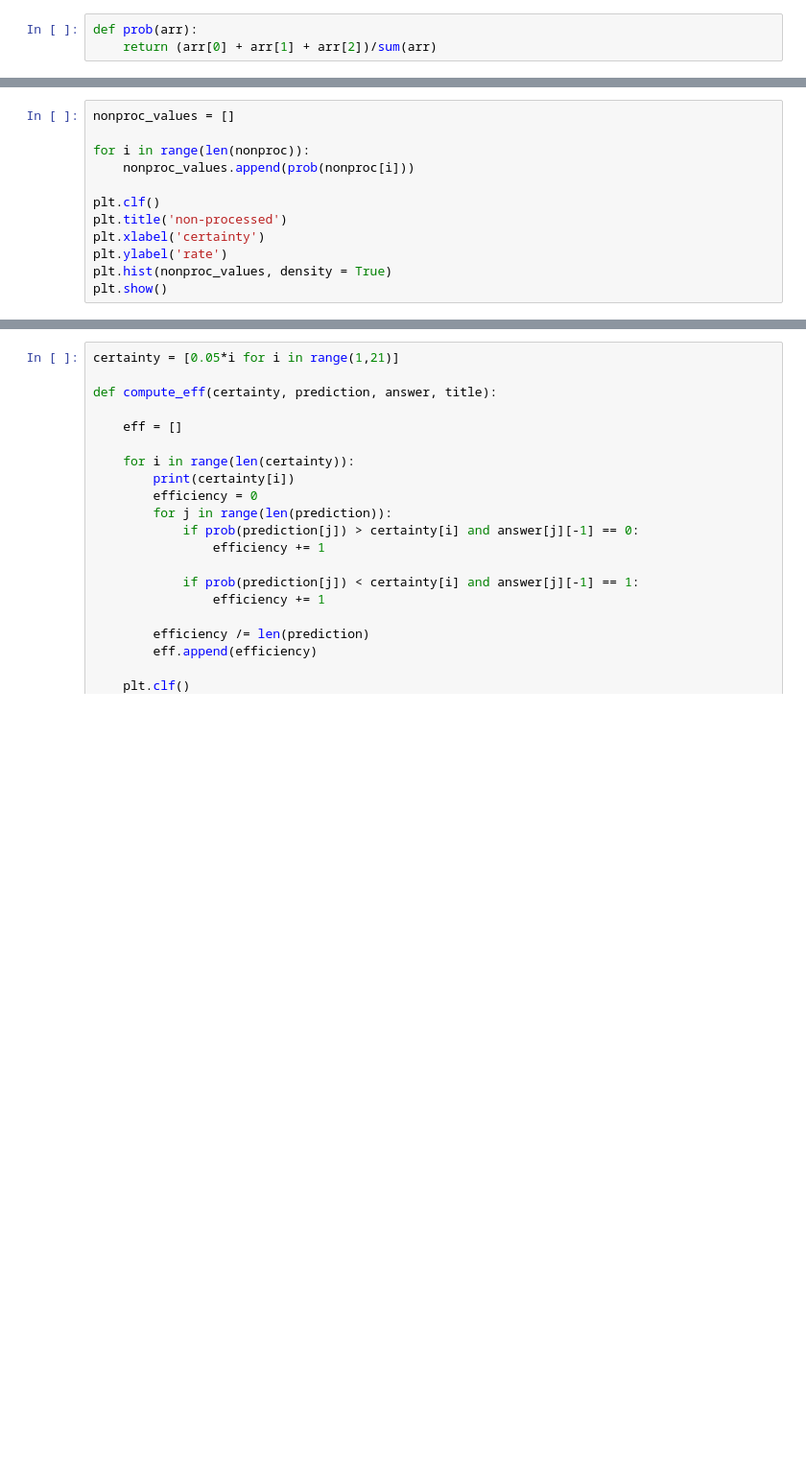
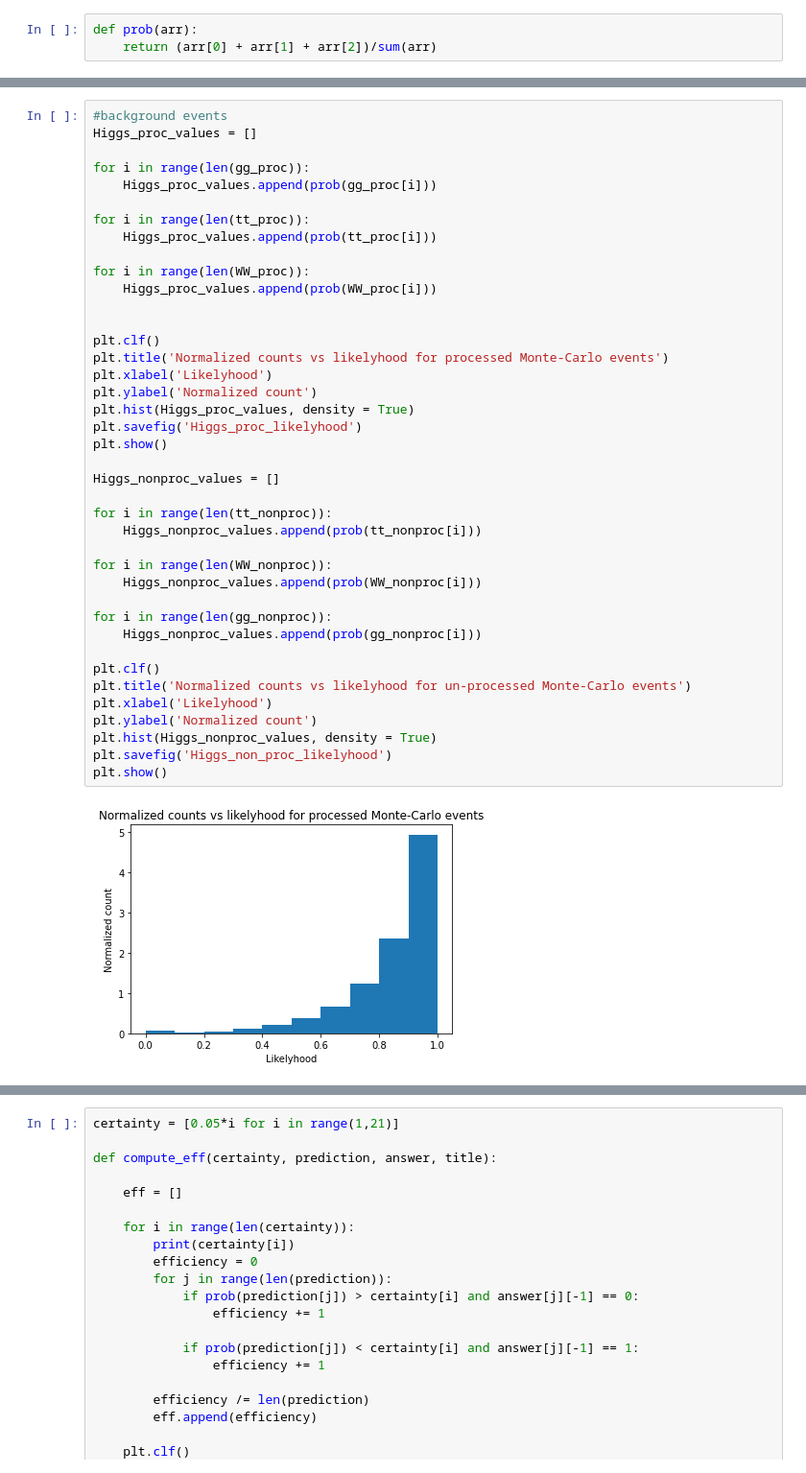
Before and after one commit to dan-bernard/Higgs, a Jupyter notebook: Higgs_rate.ipynb, the cells around one changed output, grey strips where cells are left out. Shown at 96% size. Drawn from its saved outputs; the diff is of its cells as text; blank space fills up the shorter version.

```diff
--- a/Higgs_rate.ipynb
+++ b/Higgs_rate.ipynb
@@ -245,12 +432,0 @@ plt.show()
-# %%
-nonproc_values = []
-
-for i in range(len(nonproc)):
-    nonproc_values.append(prob(nonproc[i]))
-
-plt.clf()
-plt.title('non-processed')
-plt.xlabel('certainty')
-plt.ylabel('rate')
-plt.hist(nonproc_values, density = True)
-plt.show()
@@ -258,0 +445,42 @@ plt.show()
+# %%
+#background events
+Higgs_proc_values = []
+
+for i in range(len(gg_proc)):
+    Higgs_proc_values.append(prob(gg_proc[i]))
+
+for i in range(len(tt_proc)):
+    Higgs_proc_values.append(prob(tt_proc[i]))
+
+for i in range(len(WW_proc)):
+    Higgs_proc_values.append(prob(WW_proc[i]))
+
+
+plt.clf()
+plt.title('Normalized counts vs likelyhood for processed Monte-Carlo events')
+plt.xlabel('Likelyhood')
+plt.ylabel('Normalized count')
+plt.hist(Higgs_proc_values, density = True)
+plt.savefig('Higgs_proc_likelyhood')
+plt.show()
+
+Higgs_nonproc_values = []
+
+for i in range(len(tt_nonproc)):
+    Higgs_nonproc_values.append(prob(tt_nonproc[i]))
+
+for i in range(len(WW_nonproc)):
+    Higgs_nonproc_values.append(prob(WW_nonproc[i]))
+
+for i in range(len(gg_nonproc)):
+    Higgs_nonproc_values.append(prob(gg_nonproc[i]))
+
+plt.clf()
+plt.title('Normalized counts vs likelyhood for un-processed Monte-Carlo events')
+plt.xlabel('Likelyhood')
+plt.ylabel('Normalized count')
+plt.hist(Higgs_nonproc_values, density = True)
+plt.savefig('Higgs_non_proc_likelyhood')
+plt.show()
+# %% [output]
+[figure, added]
```
Also changed, not shown: parts of 37 cells of this notebook.
